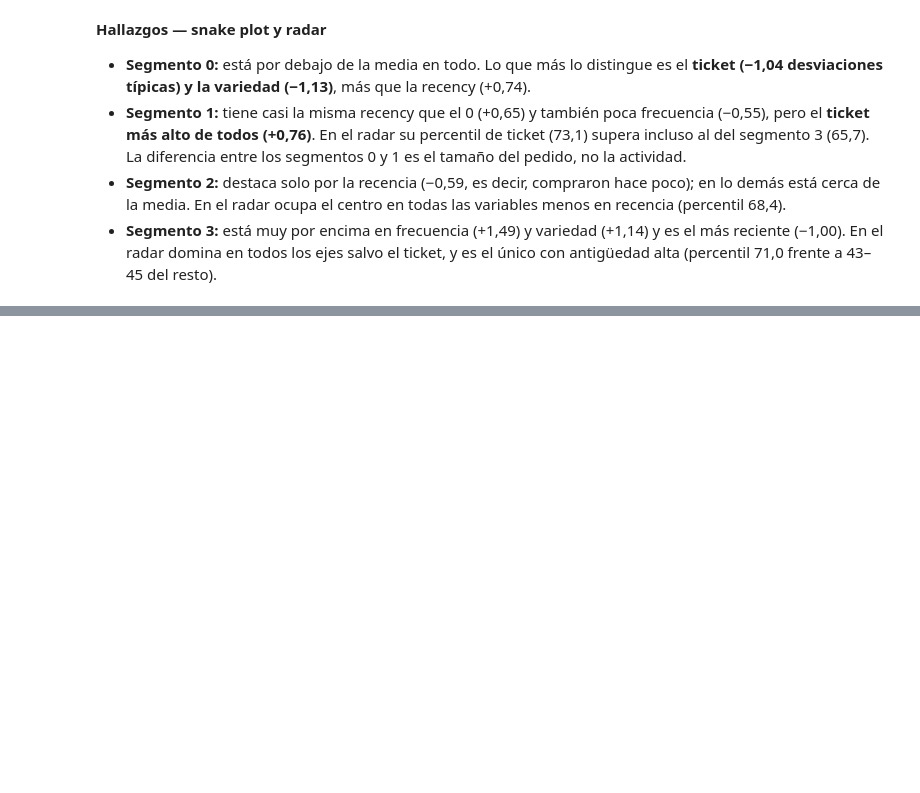
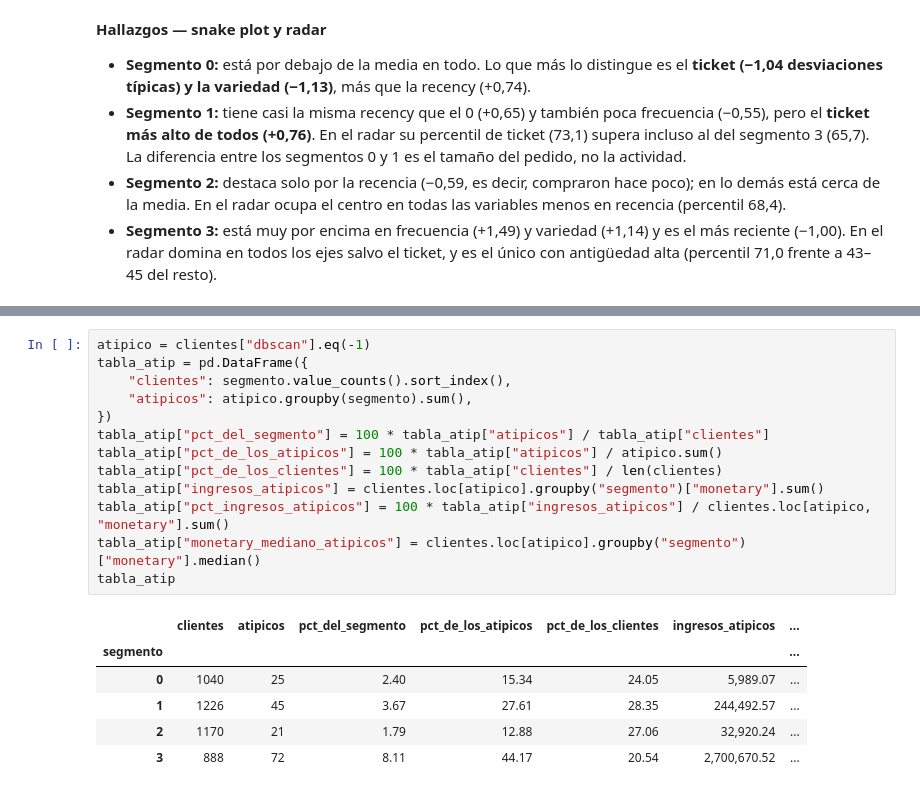
Before and after one commit to Andres766/proeyecto-mineria-de-datos, a Jupyter notebook: notebooks/04_perfiles.ipynb, the cells around one changed output, grey strips where cells are left out. Cells and saved outputs as stored; diff of their text form; blank space fills up the shorter version.

```diff
--- a/notebooks/04_perfiles.ipynb
+++ b/notebooks/04_perfiles.ipynb
@@ -186,0 +242,20 @@ radar
+# %%
+atipico = clientes["dbscan"].eq(-1)
+tabla_atip = pd.DataFrame({
+    "clientes": segmento.value_counts().sort_index(),
+    "atipicos": atipico.groupby(segmento).sum(),
+})
+tabla_atip["pct_del_segmento"] = 100 * tabla_atip["atipicos"] / tabla_atip["clientes"]
+tabla_atip["pct_de_los_atipicos"] = 100 * tabla_atip["atipicos"] / atipico.sum()
+tabla_atip["pct_de_los_clientes"] = 100 * tabla_atip["clientes"] / len(clientes)
+tabla_atip["ingresos_atipicos"] = clientes.loc[atipico].groupby("segmento")["monetary"].sum()
+tabla_atip["pct_ingresos_atipicos"] = 100 * tabla_atip["ingresos_atipicos"] / clientes.loc[atipico, "monetary"].sum()
+tabla_atip["monetary_mediano_atipicos"] = clientes.loc[atipico].groupby("segmento")["monetary"].median()
+tabla_atip
+# %% [output]
+|  | clientes | atipicos | pct_del_segmento | pct_de_los_atipicos | pct_de_los_clientes | ingresos_atipicos | ... |
+| segmento |  |  |  |  |  |  | ... |
+| 0 | 1040 | 25 | 2.40 | 15.34 | 24.05 | 5,989.07 | ... |
+| 1 | 1226 | 45 | 3.67 | 27.61 | 28.35 | 244,492.57 | ... |
+| 2 | 1170 | 21 | 1.79 | 12.88 | 27.06 | 32,920.24 | ... |
+| 3 | 888 | 72 | 8.11 | 44.17 | 20.54 | 2,700,670.52 | ... |
```
Also changed, not shown: parts of 10 cells of this notebook.
